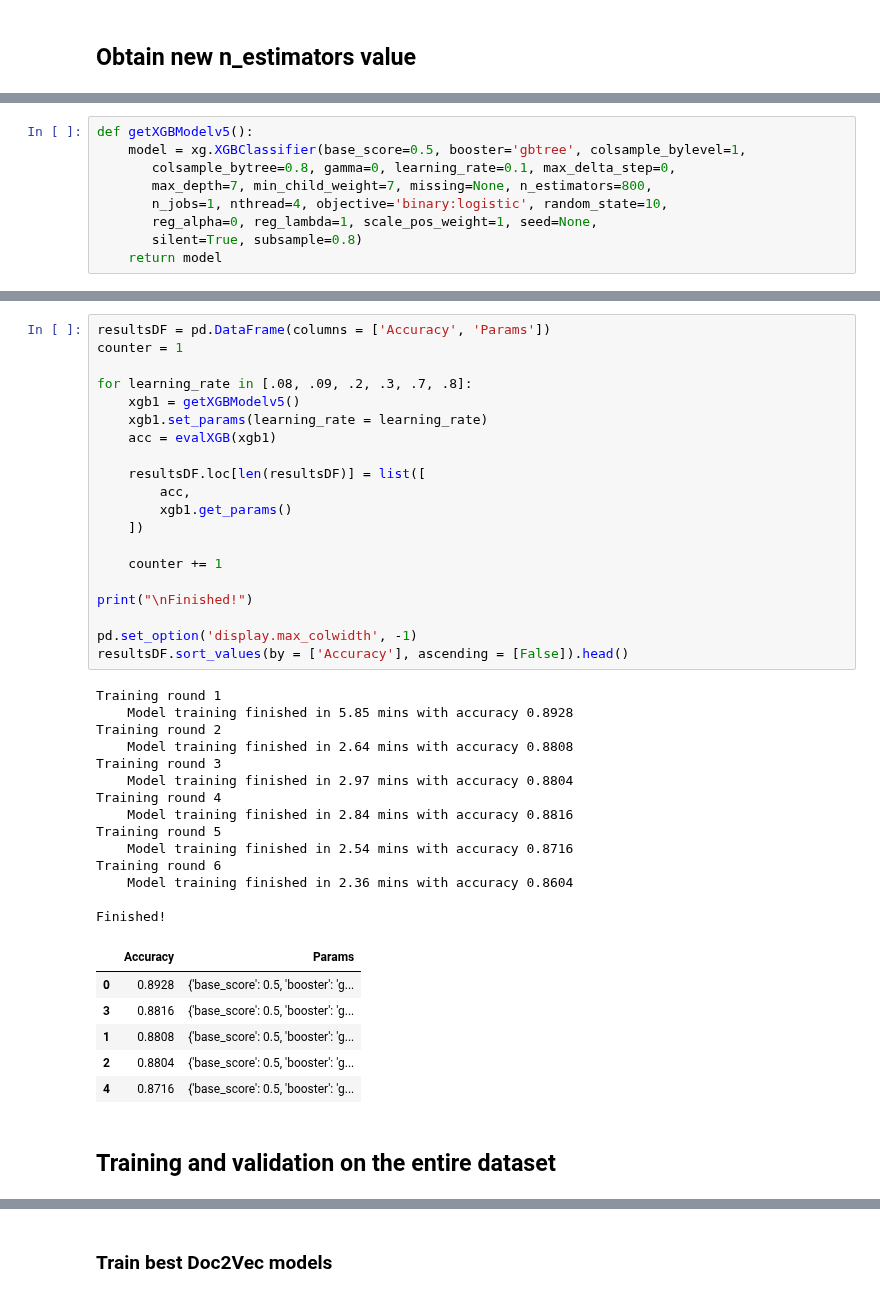
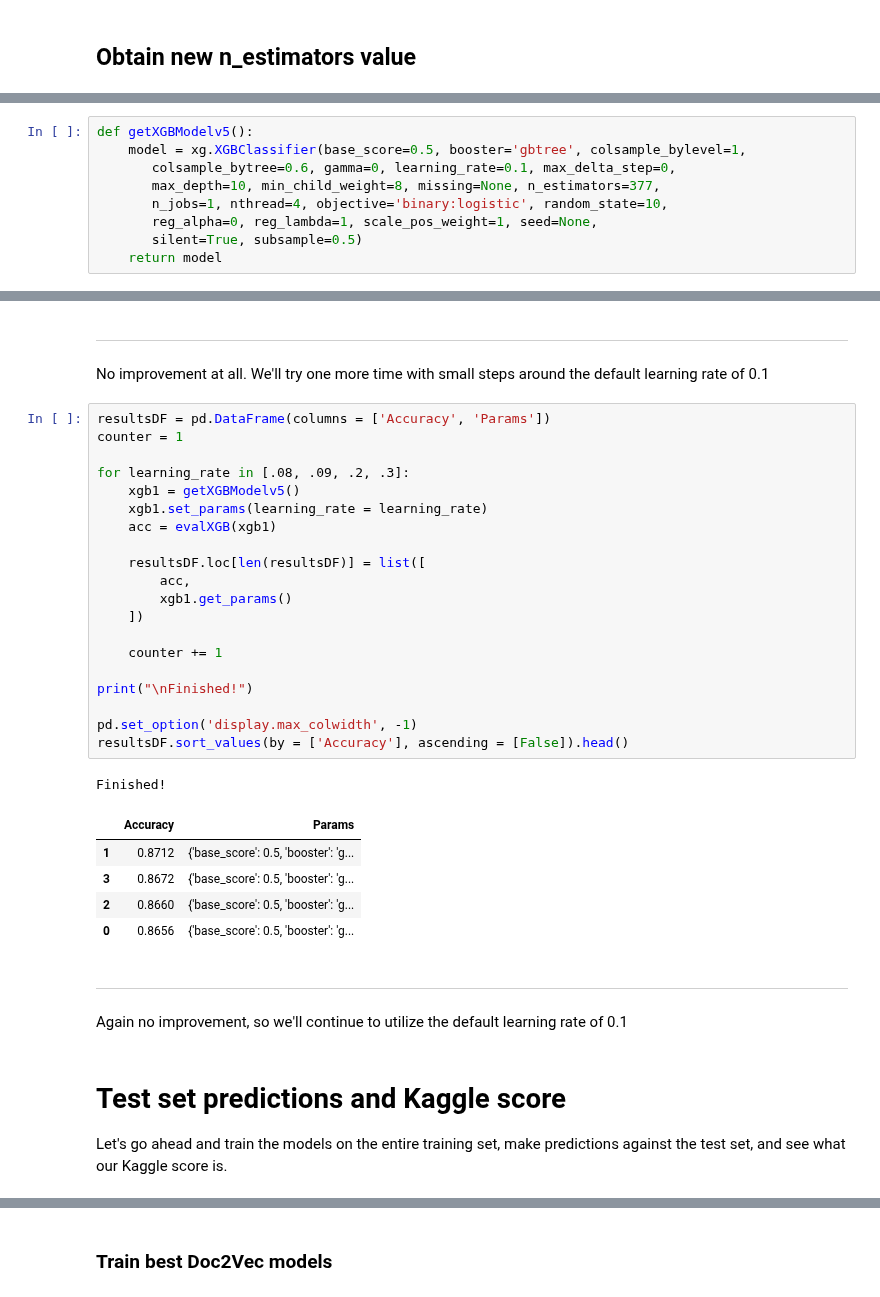
Before and after one commit to nrasch/Portfolio, a Jupyter notebook: Machine-Learning/Python/04-Classic-Datasets/Model-XGB-1.1.ipynb, the cells around one changed output, grey strips where cells are left out. Drawn from its saved outputs; the diff is of its cells as text.

Commit message:
Latest edits to Model-XGB-1.1.ipynb

```diff
--- a/Machine-Learning/Python/04-Classic-Datasets/Model-XGB-1.1.ipynb
+++ b/Machine-Learning/Python/04-Classic-Datasets/Model-XGB-1.1.ipynb
@@ -1450,11 +1466,11 @@ n_estimators=800 remains 800, which makes sense as we didn't alter any parameter
 # %%
 def getXGBModelv5():
     model = xg.XGBClassifier(base_score=0.5, booster='gbtree', colsample_bylevel=1,
-       colsample_bytree=0.8, gamma=0, learning_rate=0.1, max_delta_step=0,
-       max_depth=7, min_child_weight=7, missing=None, n_estimators=800,
+       colsample_bytree=0.6, gamma=0, learning_rate=0.1, max_delta_step=0,
+       max_depth=10, min_child_weight=8, missing=None, n_estimators=377,
        n_jobs=1, nthread=4, objective='binary:logistic', random_state=10,
        reg_alpha=0, reg_lambda=1, scale_pos_weight=1, seed=None,
-       silent=True, subsample=0.8)
+       silent=True, subsample=0.5)
     return model
 # %%
 resultsDF = pd.DataFrame(columns = ['Accuracy', 'Params'])
@@ -1495,43 +1502,37 @@ Finished!
+# %% [markdown]
+---
+No improvement at all.  We'll try one more time with small steps around the default learning rate of 0.1
 # %%
 resultsDF = pd.DataFrame(columns = ['Accuracy', 'Params'])
 counter = 1
 
-for learning_rate in [.08, .09, .2, .3, .7, .8]:
+for learning_rate in [.08, .09, .2, .3]:
     xgb1 = getXGBModelv5()
     xgb1.set_params(learning_rate = learning_rate)
     acc = evalXGB(xgb1)
 
     resultsDF.loc[len(resultsDF)] = list([
         acc,
         xgb1.get_params()
     ])
 
     counter += 1
 
 print("\nFinished!")
 
 pd.set_option('display.max_colwidth', -1)
 resultsDF.sort_values(by = ['Accuracy'], ascending = [False]).head()
 # %% [output]
-Training round 1
-    Model training finished in 5.85 mins with accuracy 0.8928
-Training round 2
-    Model training finished in 2.64 mins with accuracy 0.8808
-Training round 3
-    Model training finished in 2.97 mins with accuracy 0.8804
-Training round 4
-    Model training finished in 2.84 mins with accuracy 0.8816
-Training round 5
-    Model training finished in 2.54 mins with accuracy 0.8716
-Training round 6
-    Model training finished in 2.36 mins with accuracy 0.8604
-
 Finished!
 |  | Accuracy | Params |
-| 0 | 0.8928 | {'base_score': 0.5, 'booster': 'g... |
-| 3 | 0.8816 | {'base_score': 0.5, 'booster': 'g... |
-| 1 | 0.8808 | {'base_score': 0.5, 'booster': 'g... |
-| 2 | 0.8804 | {'base_score': 0.5, 'booster': 'g... |
-| 4 | 0.8716 | {'base_score': 0.5, 'booster': 'g... |
+| 1 | 0.8712 | {'base_score': 0.5, 'booster': 'g... |
+| 3 | 0.8672 | {'base_score': 0.5, 'booster': 'g... |
+| 2 | 0.8660 | {'base_score': 0.5, 'booster': 'g... |
+| 0 | 0.8656 | {'base_score': 0.5, 'booster': 'g... |
-# %% [markdown]
-## Training and validation on the entire dataset
+# %% [markdown]
+---
+Again no improvement, so we'll continue to utilize the default learning rate of 0.1
+# %% [markdown]
+# Test set predictions and Kaggle score
+
+Let's go ahead and train the models on the entire training set, make predictions against the test set, and see what our Kaggle score is.
```
Also changed, not shown: parts of 20 cells of this notebook.
